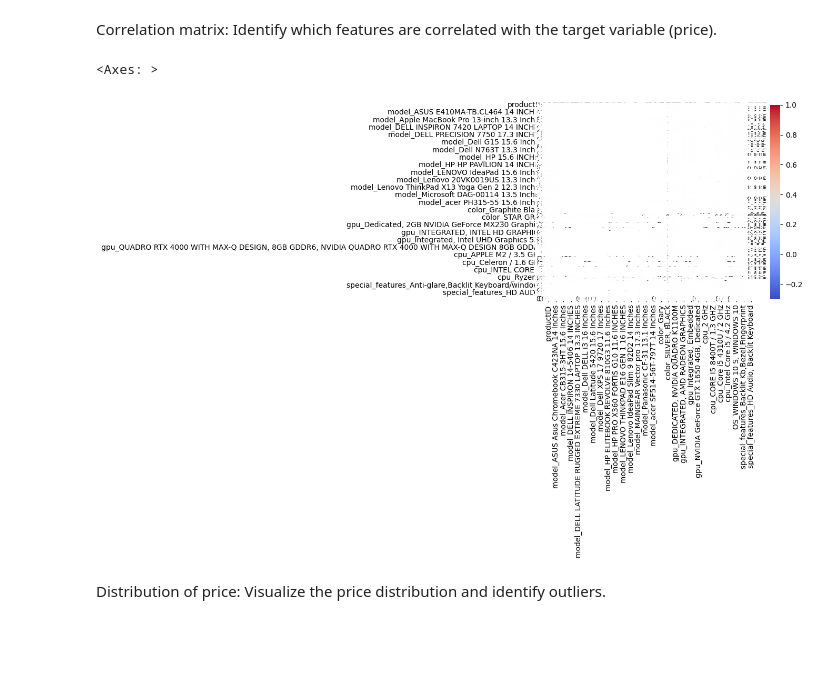
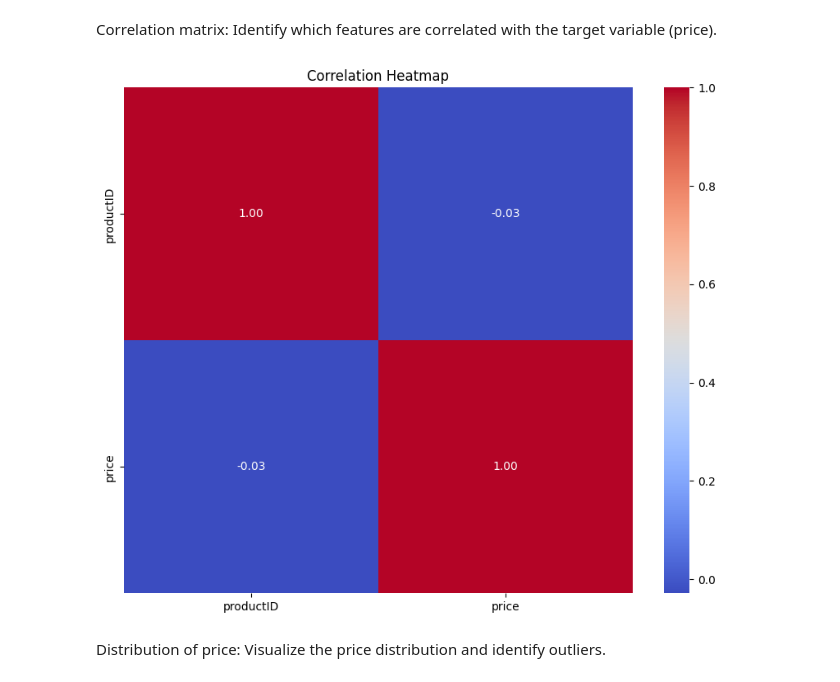
Before and after one commit to Fai/VISAI-AI-Bootcamp-2024, a Jupyter notebook: Capstone Project/EDA.ipynb, the cells around one changed output. Drawn from its saved outputs; the diff is of its cells as text; code cells hidden in the pictures; blank space fills up the shorter version.

```diff
--- a/Capstone Project/EDA.ipynb
+++ b/Capstone Project/EDA.ipynb
@@ -57,0 +419,17 @@ dtype: int64
+# %%
+# Assuming data is your DataFrame and is already loaded
+
+# Step 1: Split special features
+features_split = data['special_features'].str.split(r'[,&]', expand=True)
+
+# Step 2: Stack the split DataFrame and remove NaNs
+stacked_features = features_split.stack().str.strip().dropna()
+
+# Step 3: Create a DataFrame of dummy variables
+data_special_features = pd.get_dummies(stacked_features, prefix='', prefix_sep='').groupby(level=0).sum()
+
+# Step 4: Concatenate the new dummy features back to the original DataFrame
+data = pd.concat([data, data_special_features], axis=1)
+
+# Check the result
+print(data.head())
@@ -57,0 +454,4 @@ dtype: int64
+# %%
+
+# Clean up and drop original columns if necessary
+data.drop(columns=['cpu', 'special_features'], inplace=True)
@@ -79,4 +481,6 @@ For example, when doing 'df[col].method(value, inplace=True)', try using 'df.met
 # %%
-df.fillna('Unknown', inplace=True)
+data.fillna('Unknown', inplace=True)
+# %%
+data = data.convert_dtypes()
 # %% [markdown]
 Feature encoding: Convert categorical variables like model, color, gpu, cpu, OS, etc., into numeric values using one-hot encoding or label encoding.
@@ -94,12 +496,21 @@ print(df['harddisk'].isnull().sum())  # Check for missing values in 'harddisk'
 Feature Exploration:
 # %% [markdown]
 Correlation matrix: Identify which features are correlated with the target variable (price).
-# %%
-# Select a random subset of the data to speed up correlation computation
-df_sample = df.sample(frac=0.1, random_state=42)
-sns.heatmap(df_sample.corr(), annot=True, cmap='coolwarm')
-# %% [output]
-<Axes: >
-[figure, removed]
+# %%
+data_sample = data.sample(frac=0.1, random_state=42)
+
+# Step 1: Select only numeric columns for correlation
+numeric_cols = data_sample.select_dtypes(include=['float64', 'int64'])
+
+# Step 2: Compute correlation
+correlation_matrix = numeric_cols.corr()
+
+# Step 3: Plot heatmap
+plt.figure(figsize=(10, 8))
+sns.heatmap(correlation_matrix, annot=True, cmap='coolwarm', fmt='.2f')
+plt.title('Correlation Heatmap')
+plt.show()
+# %% [output]
+[figure, added]
 # %% [markdown]
 Distribution of price: Visualize the price distribution and identify outliers.
```
Also changed, not shown: parts of 48 cells of this notebook, 5 other files.
